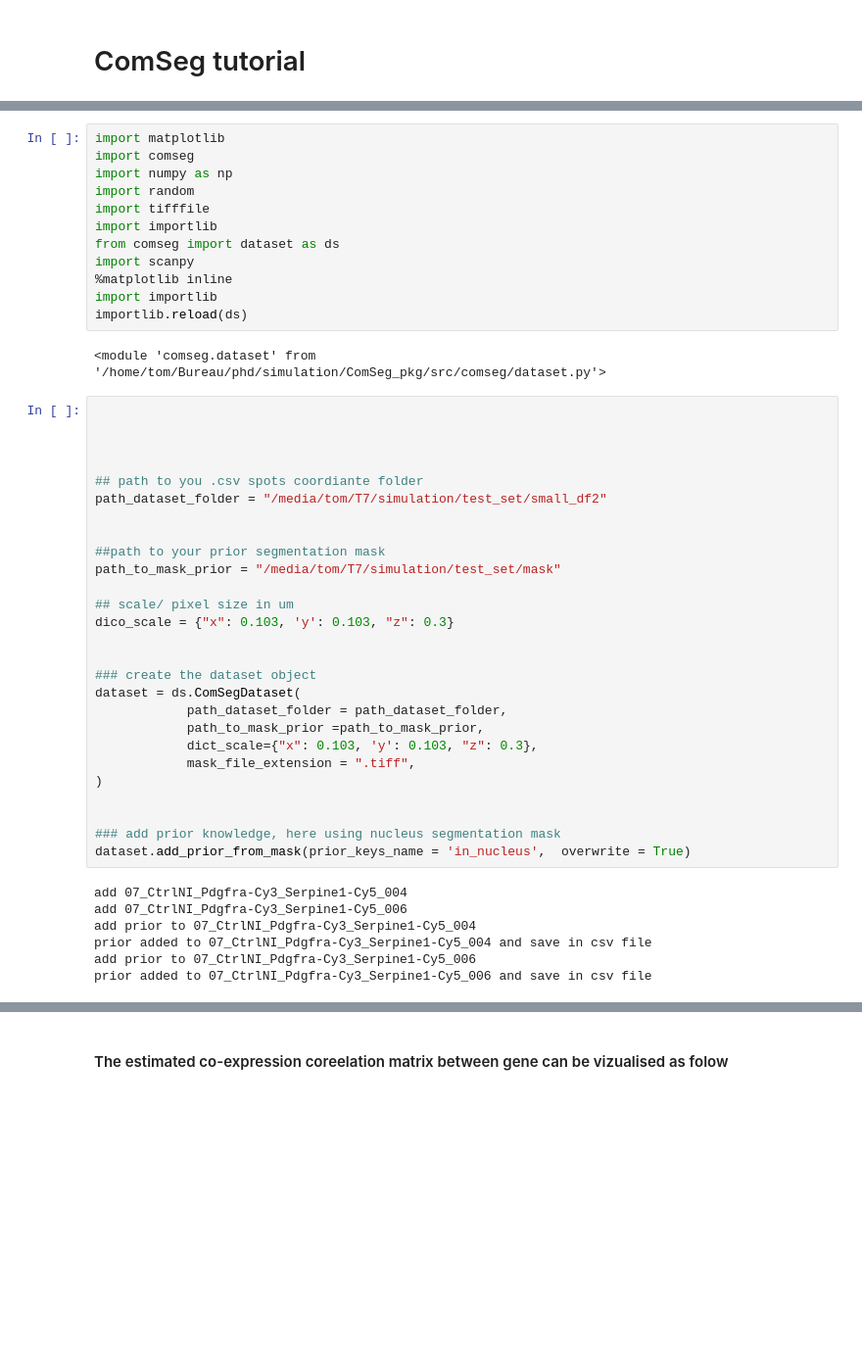
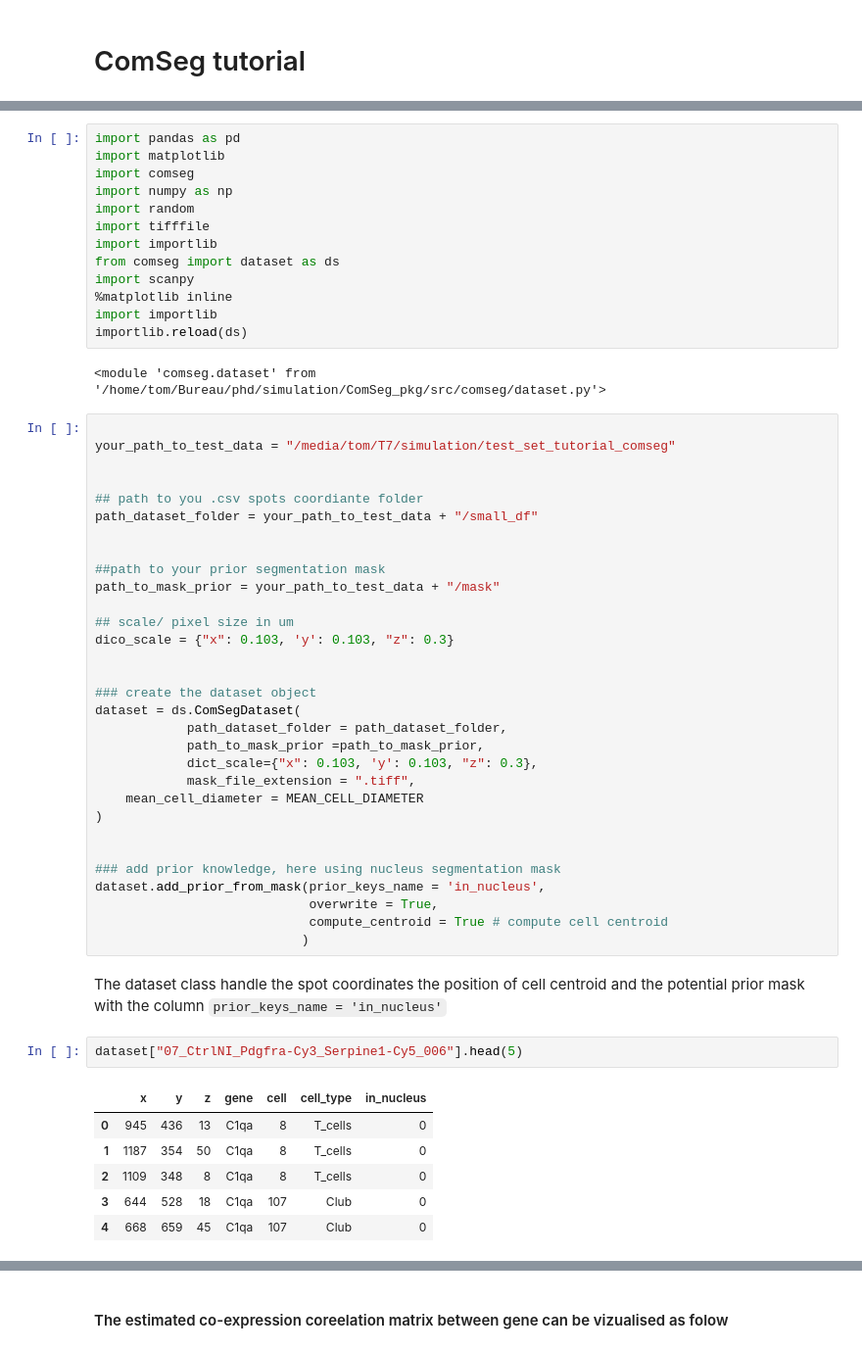
Before and after one commit to fish-quant/ComSeg, a Jupyter notebook: tutorial/tutorial_0.ipynb, the cells around one changed output, grey strips where cells are left out. Shown: that part at 98% size. Cells and saved outputs as stored; diff of their text form; blank space fills up the shorter version.

```diff
--- a/tutorial/tutorial_0.ipynb
+++ b/tutorial/tutorial_0.ipynb
@@ -36,4 +28,5 @@ The fisrt step is to create a comseg-dataset. This object will preprocess the sp
 # %%
+import pandas as pd
 import matplotlib
 import comseg
 import numpy as np
@@ -49,15 +42,15 @@ importlib.reload(ds)
 <module 'comseg.dataset' from '/home/tom/Bureau/phd/simulation/ComSeg_pkg/src/comseg/dataset.py'>
 # %%
 
-
+your_path_to_test_data = "/media/tom/T7/simulation/test_set_tutorial_comseg"
 
 
 ## path to you .csv spots coordiante folder
-path_dataset_folder = "/media/tom/T7/simulation/test_set/small_df2"
+path_dataset_folder = your_path_to_test_data + "/small_df"
 
 
 ##path to your prior segmentation mask
-path_to_mask_prior = "/media/tom/T7/simulation/test_set/mask"
+path_to_mask_prior = your_path_to_test_data + "/mask"
 
 ## scale/ pixel size in um
 dico_scale = {"x": 0.103, 'y': 0.103, "z": 0.3}
@@ -69,15 +62,23 @@ dataset = ds.ComSegDataset(
             path_to_mask_prior =path_to_mask_prior,
             dict_scale={"x": 0.103, 'y': 0.103, "z": 0.3},
             mask_file_extension = ".tiff",
+    mean_cell_diameter = MEAN_CELL_DIAMETER
 )
 
 
 ### add prior knowledge, here using nucleus segmentation mask
-dataset.add_prior_from_mask(prior_keys_name = 'in_nucleus',  overwrite = True)
+dataset.add_prior_from_mask(prior_keys_name = 'in_nucleus',
+                            overwrite = True,
+                            compute_centroid = True # compute cell centroid
+                           )
-# %% [output]
-add 07_CtrlNI_Pdgfra-Cy3_Serpine1-Cy5_004
-add 07_CtrlNI_Pdgfra-Cy3_Serpine1-Cy5_006
-add prior to 07_CtrlNI_Pdgfra-Cy3_Serpine1-Cy5_004
-prior added to 07_CtrlNI_Pdgfra-Cy3_Serpine1-Cy5_004 and save in csv file
-add prior to 07_CtrlNI_Pdgfra-Cy3_Serpine1-Cy5_006
-prior added to 07_CtrlNI_Pdgfra-Cy3_Serpine1-Cy5_006 and save in csv file
+# %% [markdown]
+The dataset class handle the spot coordinates the position of cell centroid and the potential prior mask with the column `prior_keys_name = 'in_nucleus'`
+# %%
+dataset["07_CtrlNI_Pdgfra-Cy3_Serpine1-Cy5_006"].head(5)
+# %% [output]
+|  | x | y | z | gene | cell | cell_type | in_nucleus |
+| 0 | 945 | 436 | 13 | C1qa | 8 | T_cells | 0 |
+| 1 | 1187 | 354 | 50 | C1qa | 8 | T_cells | 0 |
+| 2 | 1109 | 348 | 8 | C1qa | 8 | T_cells | 0 |
+| 3 | 644 | 528 | 18 | C1qa | 107 | Club | 0 |
+| 4 | 668 | 659 | 45 | C1qa | 107 | Club | 0 |
```
Also changed, not shown: parts of 28 cells of this notebook, 9 other files.
